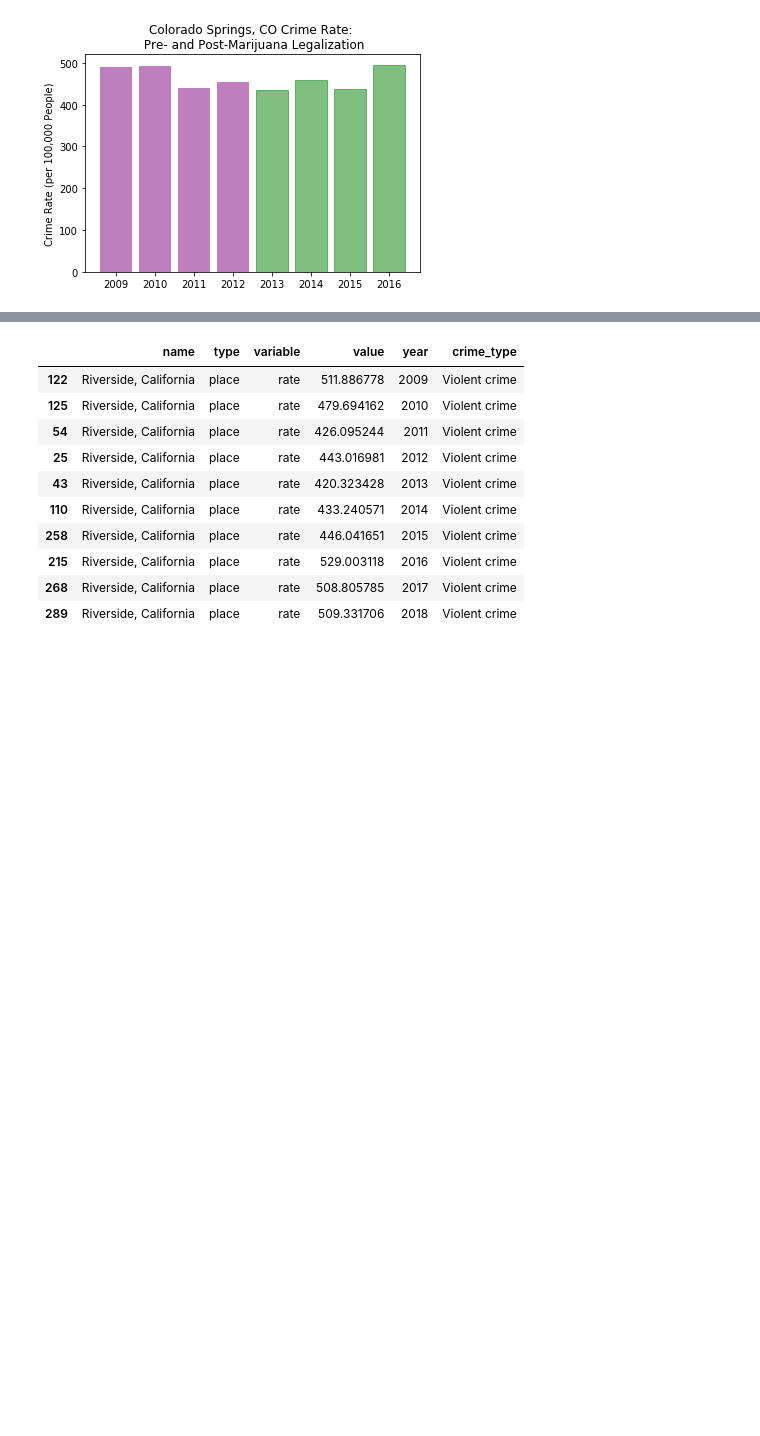
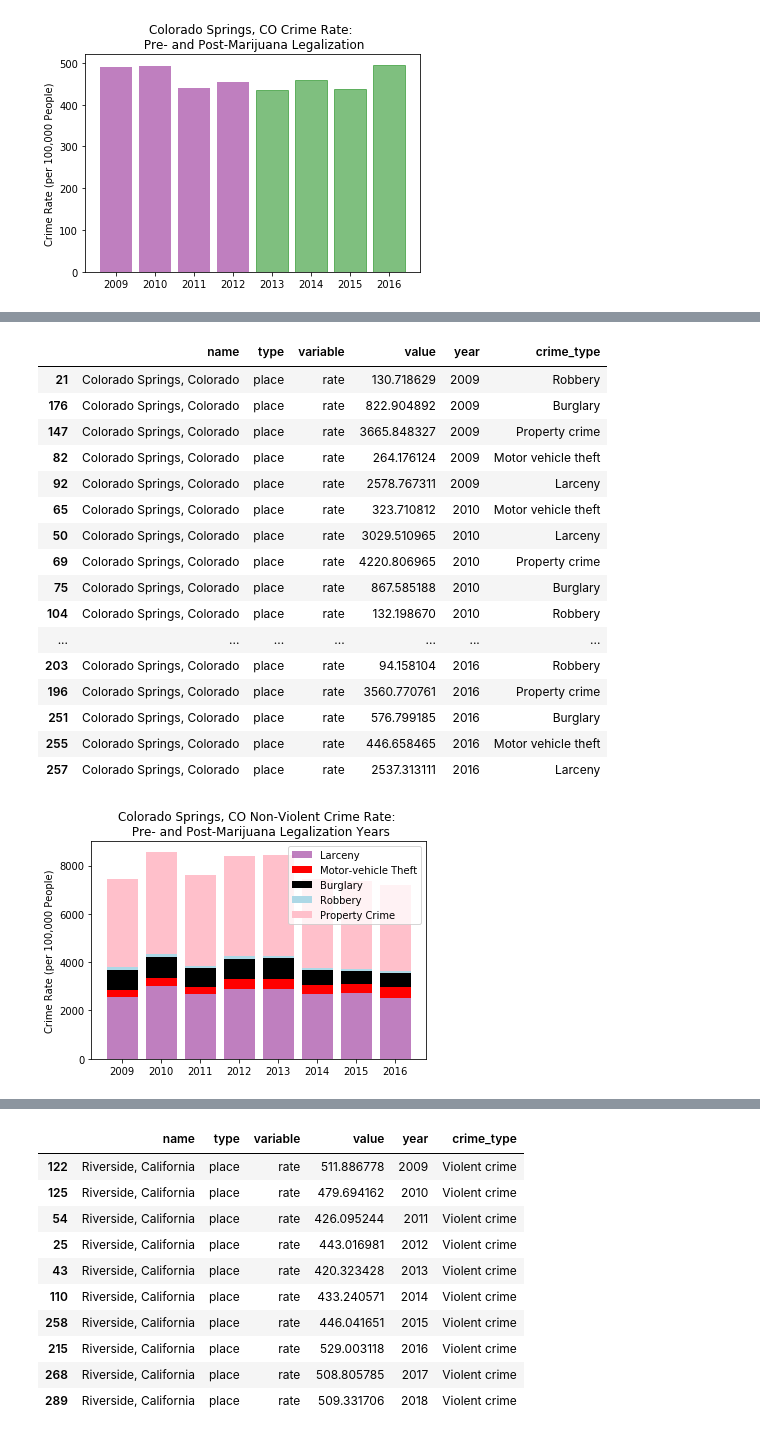
Before and after one commit to rose-gonoud/project1, a Jupyter notebook: initial-all-city-analysis_CO&NYfinalAnalysis.ipynb, the cells around one changed output, grey strips where cells are left out. Drawn from its saved outputs; the diff is of its cells as text; code cells hidden in the pictures; blank space fills up the shorter version.

```diff
--- a/all-city-analysis.ipynb
+++ b/initial-all-city-analysis_CO&NYfinalAnalysis.ipynb
@@ -224,3 +275,71 @@ CO_NYcrime
+# %%
+# Non-violent crime categorization for NY starts here:
+# create non-violent crimes list
+nonVcrime = ["Motor vehicle theft", "Larceny", "Burglary", "Robbery", "Property crime"]
+
+# restricting new DataFrame to non-violent crimes in above list:
+COcrimeRatesNonViolent = COcrimeRates.loc[COcrimeRates["crime_type"].isin(nonVcrime)]
+COcrimeRatesNonViolent = COcrimeRatesNonViolent.drop_duplicates()
+COcrimeRatesNonViolentYears = COcrimeRatesNonViolent.loc[COcrimeRatesNonViolent["year"].isin(years)]
+
+# drop extraneous columns
+COcrimeRatesNVComparison = COcrimeRatesNonViolentYears.drop(columns=["key", "id", "place_name"])
+# sort year in ascending order
+COcrimeRatesNVComparison = COcrimeRatesNVComparison.sort_values(['year'], ascending=[True])
+
+# Create seperate dataframes for each type of crime:
+COlarceny = COcrimeRatesNVComparison.loc[COcrimeRatesNVComparison["crime_type"] == "Larceny"]
+# set the index of each dataframe to the year
+COlarceny = COlarceny.set_index(["year"])
+
+COmotor = COcrimeRatesNVComparison.loc[COcrimeRatesNVComparison["crime_type"] == "Motor vehicle theft"]
+COmotor = COmotor.set_index(["year"])
+
+COburglary = COcrimeRatesNVComparison.loc[COcrimeRatesNVComparison["crime_type"] == "Burglary"]
+COburglary = COburglary.set_index(["year"])
+
+COrobbery = COcrimeRatesNVComparison.loc[COcrimeRatesNVComparison["crime_type"] == "Robbery"]
+COrobbery = COrobbery.set_index(["year"])
+
+COpropCrime = COcrimeRatesNVComparison.loc[COcrimeRatesNVComparison["crime_type"] == "Property crime"]
+COpropCrime = COpropCrime.set_index(["year"])
+
+# Create a stacked bar plot where each crime type is in a distinct color:
+
+# indices of each dataframe are the same size, can use arbitrary one for plot x-axis
+CO_x_axis = COlarceny.index
+# each bar is a line here
+p1 = plt.bar(NY_x_axis, COlarceny["value"], color='purple', alpha=0.5, align="center")
+p2 = plt.bar(NY_x_axis, COmotor["value"].values, color='red', bottom=COlarceny["value"].values)
+p3 = plt.bar(NY_x_axis, COburglary["value"].values, color='black', bottom=(COmotor["value"] + COlarceny["value"]).values)
+p4 = plt.bar(NY_x_axis, COrobbery["value"].values, color="#ADD8E6", bottom = (COmotor["value"] + COlarceny["value"] + COburglary["value"]).values)
+p5 = plt.bar(NY_x_axis, COpropCrime["value"].values, color='pink', bottom = (COmotor["value"] + COlarceny["value"] + COburglary["value"] + COrobbery["value"]).values)
+
+tick_locations = [value for value in NY_x_axis]
+plt.xticks(tick_locations, years)
+plt.title("Colorado Springs, CO Non-Violent Crime Rate: \n Pre- and Post-Marijuana Legalization Years")
+plt.ylabel("Crime Rate (per 100,000 People)")
+plt.legend((p1[0], p2[0], p3[0], p4[0], p5[0]), ("Larceny", "Motor-vehicle Theft", "Burglary", "Robbery", "Property Crime"))
+COcrimeRatesNVComparison
+# %% [output]
+|  | name | type | variable | value | year | crime_type |
+| 21 | Colorado Springs, Colorado | place | rate | 130.718629 | 2009 | Robbery |
+| 176 | Colorado Springs, Colorado | place | rate | 822.904892 | 2009 | Burglary |
+| 147 | Colorado Springs, Colorado | place | rate | 3665.848327 | 2009 | Property crime |
+| 82 | Colorado Springs, Colorado | place | rate | 264.176124 | 2009 | Motor vehicle theft |
+| 92 | Colorado Springs, Colorado | place | rate | 2578.767311 | 2009 | Larceny |
+| 65 | Colorado Springs, Colorado | place | rate | 323.710812 | 2010 | Motor vehicle theft |
+| 50 | Colorado Springs, Colorado | place | rate | 3029.510965 | 2010 | Larceny |
+| 69 | Colorado Springs, Colorado | place | rate | 4220.806965 | 2010 | Property crime |
+| 75 | Colorado Springs, Colorado | place | rate | 867.585188 | 2010 | Burglary |
+| 104 | Colorado Springs, Colorado | place | rate | 132.198670 | 2010 | Robbery |
+| ... | ... | ... | ... | ... | ... | ... |
+| 203 | Colorado Springs, Colorado | place | rate | 94.158104 | 2016 | Robbery |
+| 196 | Colorado Springs, Colorado | place | rate | 3560.770761 | 2016 | Property crime |
+| 251 | Colorado Springs, Colorado | place | rate | 576.799185 | 2016 | Burglary |
+| 255 | Colorado Springs, Colorado | place | rate | 446.658465 | 2016 | Motor vehicle theft |
+| 257 | Colorado Springs, Colorado | place | rate | 2537.313111 | 2016 | Larceny |
+[figure, added]
 # %%
 file_to_load3 = os.path.join("Output CSVs", "Fortworth.csv")
 
```
Also changed, not shown: parts of 13 cells of this notebook.
